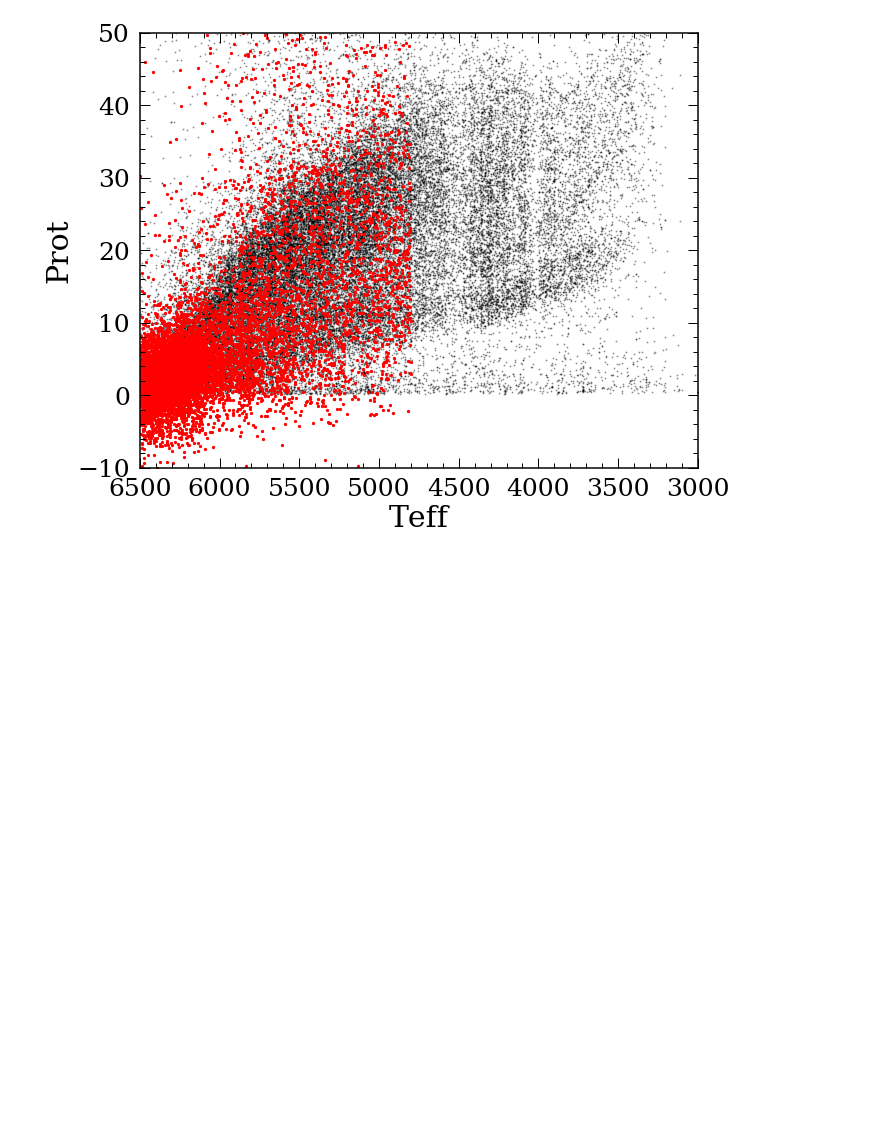
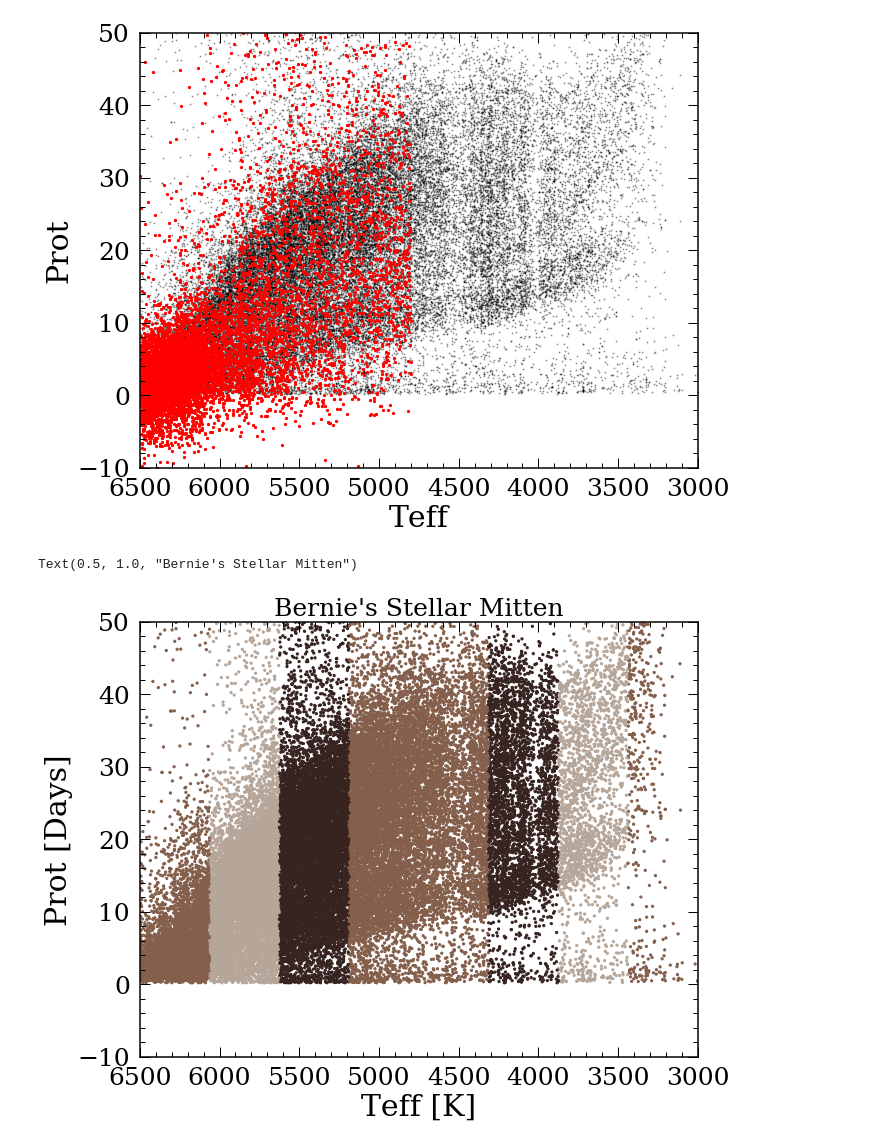
Before and after one commit to lyx12311/RotationScatter, a Jupyter notebook: TESS/data/Getall.ipynb, the cells around one changed output. Saved outputs shown, nothing was run; the diff lists cells and outputs as text; code cells hidden in the pictures; blank space fills up the shorter version.

Commit message:
bernie mitten

```diff
--- a/TESS/data/Getall.ipynb
+++ b/TESS/data/Getall.ipynb
@@ -164,6 +164,24 @@ for i in labels_norm:
 [figure]
 [figure]
 [figure]
+# %%
+from matplotlib.colors import ListedColormap, LinearSegmentedColormap
+colors=np.array([[133,95,76,256],[183,167,155,256],[55,36,33,256],[133,95,76,256],[133,95,76,256],[55,36,33,256],
+                 [183,167,155,256],[133,95,76,256]])/256
+
+viridis = plt.cm.get_cmap('viridis', 256)
+newcolors = viridis(np.linspace(0, 1, 256))
+
+each=int(256/len(colors))
+for i in range(len(colors)):
+    if i!=len(colors)-1:
+        #print(i*each,(i+1)*each)
+        newcolors[i*each:(i+1)*each,:]=colors[i,:]
+    else:
+        #print((i)*each,256)
+        newcolors[(i)*each:256,:]=colors[-1,:]
+
+newcmp = ListedColormap(newcolors, name='bernie_mittens')
 # %%
 allprot=pd.read_pickle('../../Data/keplerProt.pkl')
 plt.figure(figsize=(10,8))
@@ -177,3 +195,16 @@ plt.ylabel('Prot')
 # %% [output]
 Text(0, 0.5, 'Prot')
 [figure]
+# %%
+allprot=pd.read_pickle('../../Data/keplerProt.pkl')
+plt.figure(figsize=(10,8))
+plt.scatter(allprot['Teff'],allprot['Prot'],c=allprot['Teff'],cmap=newcmp,s=5,vmin=3000,vmax=6500)
+plt.xlim([3000,6500])
+plt.ylim([-10,50])
+plt.gca().invert_xaxis()
+plt.xlabel('Teff [K]')
+plt.ylabel('Prot [Days]')
+plt.title("Bernie's Stellar Mitten",fontsize=25)
+# %% [output]
+Text(0.5, 1.0, "Bernie's Stellar Mitten")
+[figure, added]
```
Also changed, not shown: parts of 2 cells of this notebook.
